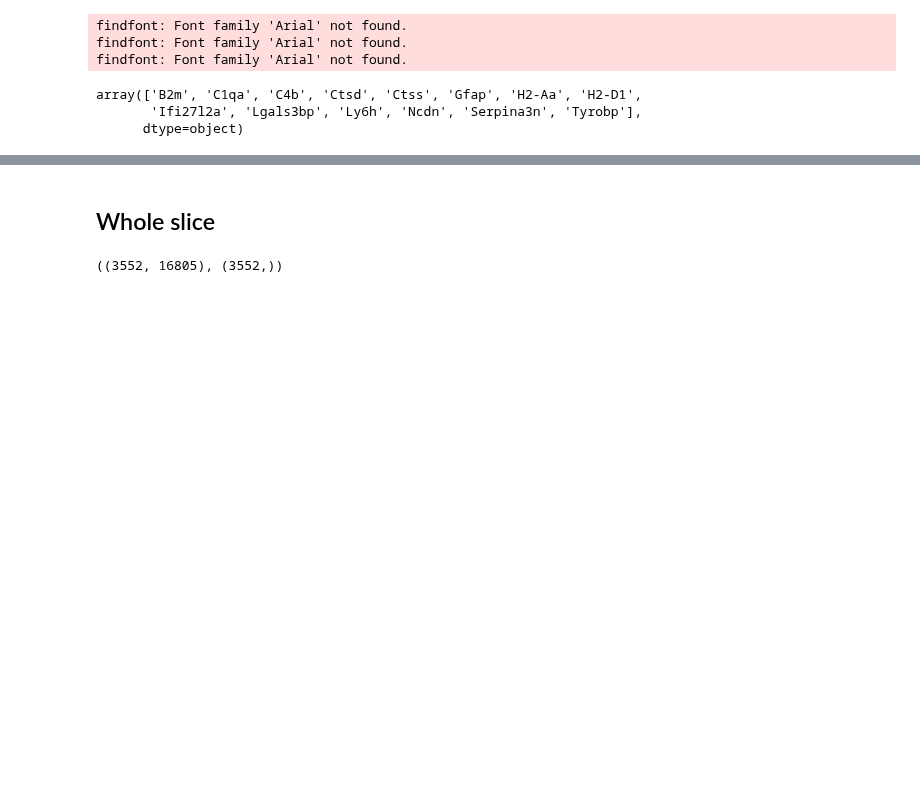
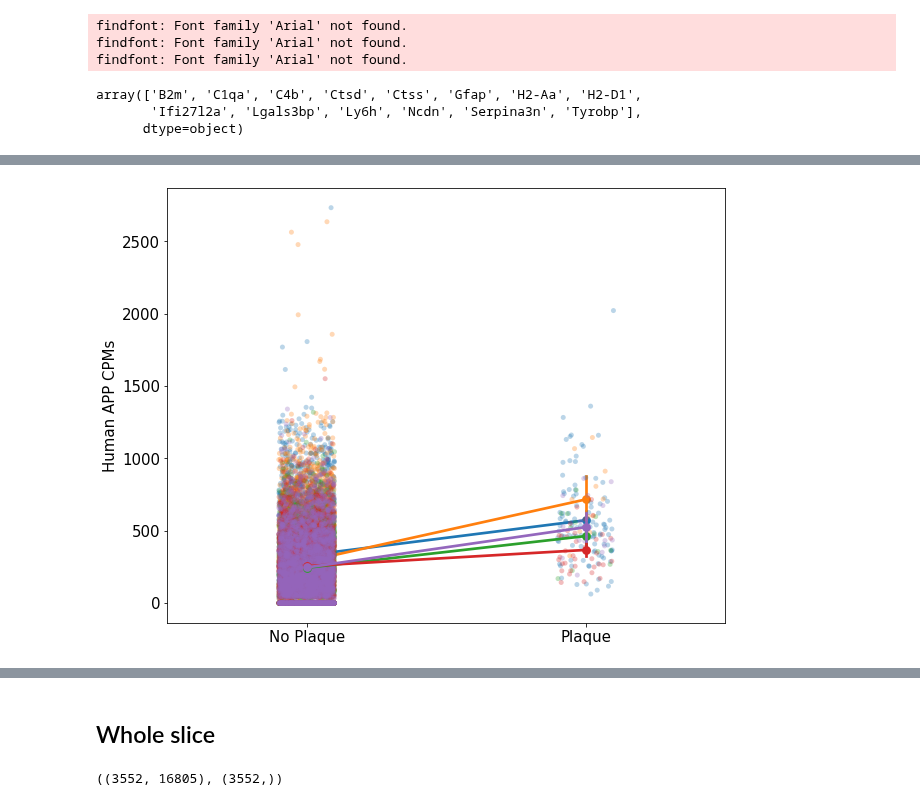
Before and after one commit to dmnburrows/spatial_transcriptomics, a Jupyter notebook: plaque_DE.ipynb, the cells around one changed output, grey strips where cells are left out. Cells and saved outputs as stored; diff of their text form; code cells hidden in the pictures; blank space fills up the shorter version.

```diff
--- a/plaque_DE.ipynb
+++ b/plaque_DE.ipynb
@@ -1059,0 +1142,20 @@ array(['B2m', 'C1qa', 'C4b', 'Ctsd', 'Ctss', 'Gfap', 'H2-Aa', 'H2-D1',
+# %%
+import seaborn as sns
+# Correlate human APP expression with plaque load -- treat each spot independently
+fig,ax = plt.subplots(figsize=(10,8))
+sns.stripplot(data=df, x = 'plaque', y ='human APP CPMs', hue = 'sample', alpha=0.3)
+sns.pointplot(data=df, x = 'plaque', y ='human APP CPMs', hue = 'sample', label=None)#, ci=None, color='grey')
+
+#set label names and size
+ax.set_ylabel('Human APP CPMs', fontsize=15)
+#remove x label
+ax.set_xlabel('')
+#change x tick names
+ax.set_xticklabels(['No Plaque', 'Plaque'], fontsize=15)
+#increase y tick size
+ax.tick_params(axis='y', labelsize=15)
+#remove legend
+ax.legend_.remove()
+plt.show()
+# %% [output]
+[figure, added]
```
Also changed, not shown: parts of 35 cells of this notebook, 2 other files.
